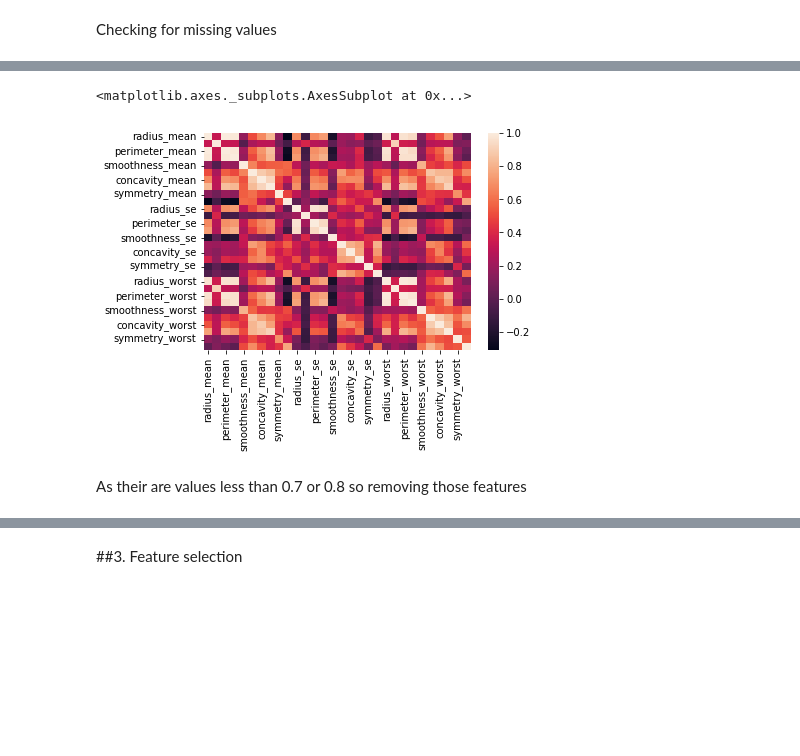
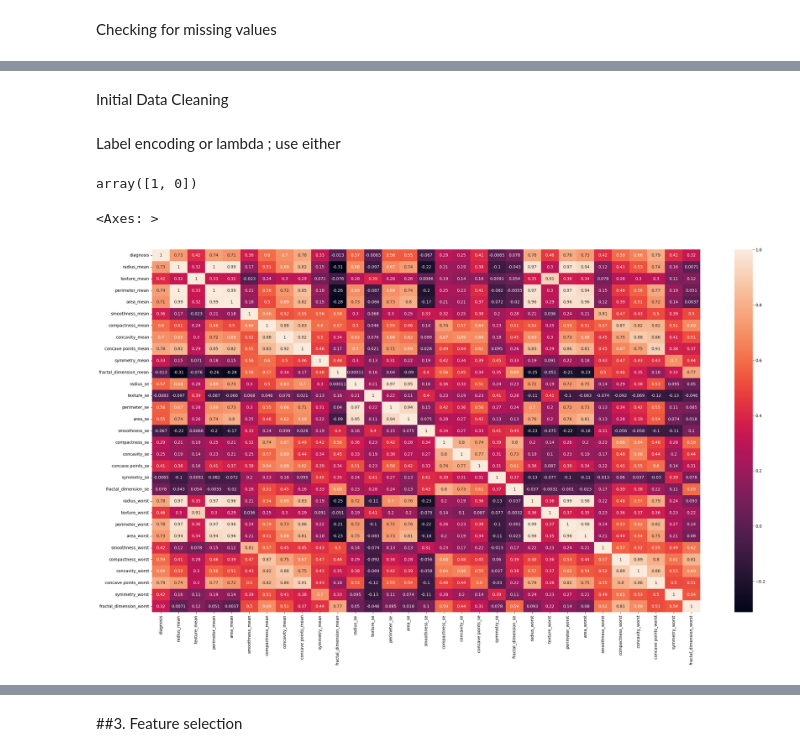
Before and after one commit to Archi1809/Machine_learning, a Jupyter notebook: ArchiGupta_102016074.ipynb, the cells around one changed output, grey strips where cells are left out. Cells and saved outputs as stored; diff of their text form; code cells hidden in the pictures; blank space fills up the shorter version.

```diff
--- a/ArchiGupta_102016074.ipynb
+++ b/ArchiGupta_102016074.ipynb
@@ -73,7 +58,24 @@ data
-# %%
-sns.heatmap(data)
-# %% [output]
-<matplotlib.axes._subplots.AxesSubplot at 0x...>
-[figure, removed]
-# %% [markdown]
-As their are values less than 0.7 or 0.8 so removing those features
+# %% [markdown]
+Initial Data Cleaning
+# %%
+data = dt.copy()
+# %% [markdown]
+Label encoding or lambda ; use either
+# %%
+# data['diagnosis'] = data['diagnosis'].apply(lambda x: 1 if x == 'M' else 0)
+from sklearn import preprocessing
+label_encoder = preprocessing.LabelEncoder()
+data['diagnosis']= label_encoder.fit_transform(data['diagnosis'])
+data['diagnosis'].unique()
+# %% [output]
+array([1, 0])
+# %%
+data = data.drop('id', axis=1)
+# %%
+import matplotlib.pyplot as plt
+import seaborn as sns
+plt.figure(figsize=(30,16))
+sns.heatmap(data.corr(),annot=True)
+# %% [output]
+<Axes: >
+[figure, added]
```
Also changed, not shown: parts of 25 cells of this notebook.
